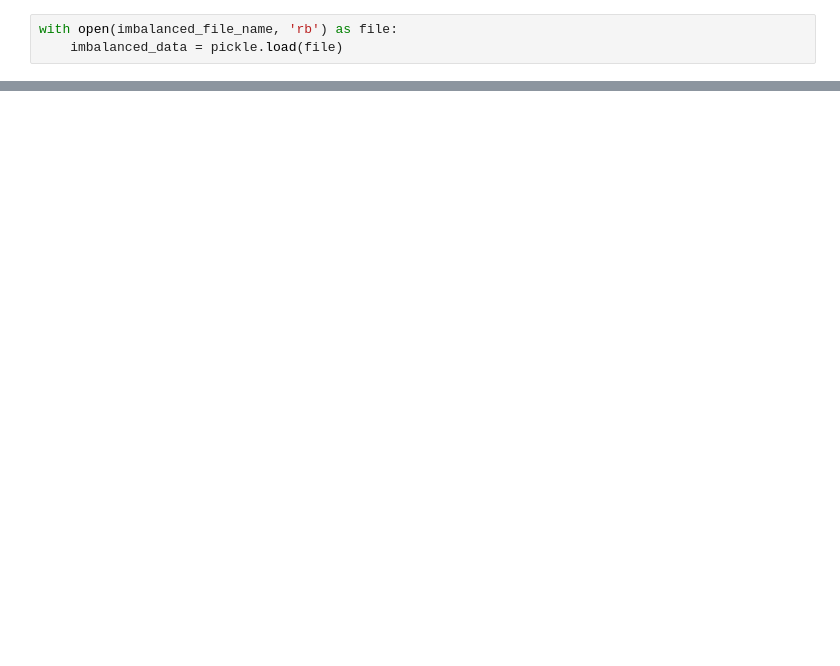
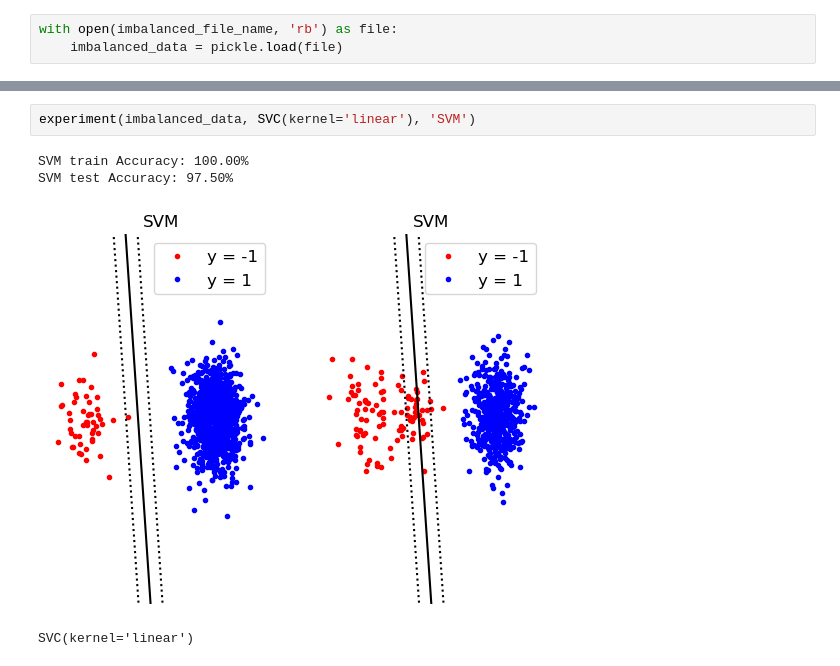
Before and after one commit to charlieoestreicher/Homework07, a Jupyter notebook: homework07.ipynb, the cells around one changed output, grey strips where cells are left out. Saved outputs shown, nothing was run; the diff lists cells and outputs as text; blank space fills up the shorter version.

```diff
--- a/homework07.ipynb
+++ b/homework07.ipynb
@@ -322,0 +357,7 @@ with open(imbalanced_file_name, 'rb') as file:
+# %%
+experiment(imbalanced_data, SVC(kernel='linear'), 'SVM')
+# %% [output]
+SVM train Accuracy: 100.00%
+SVM test Accuracy: 97.50%
+[figure, added]
+SVC(kernel='linear')
```
Also changed, not shown: parts of 7 cells of this notebook.
